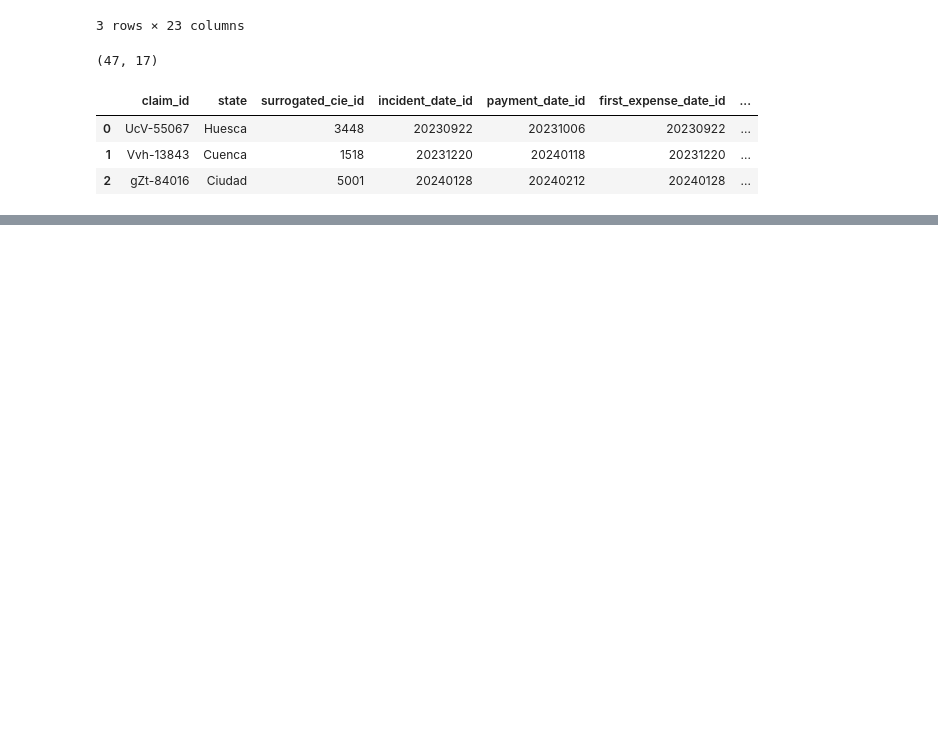
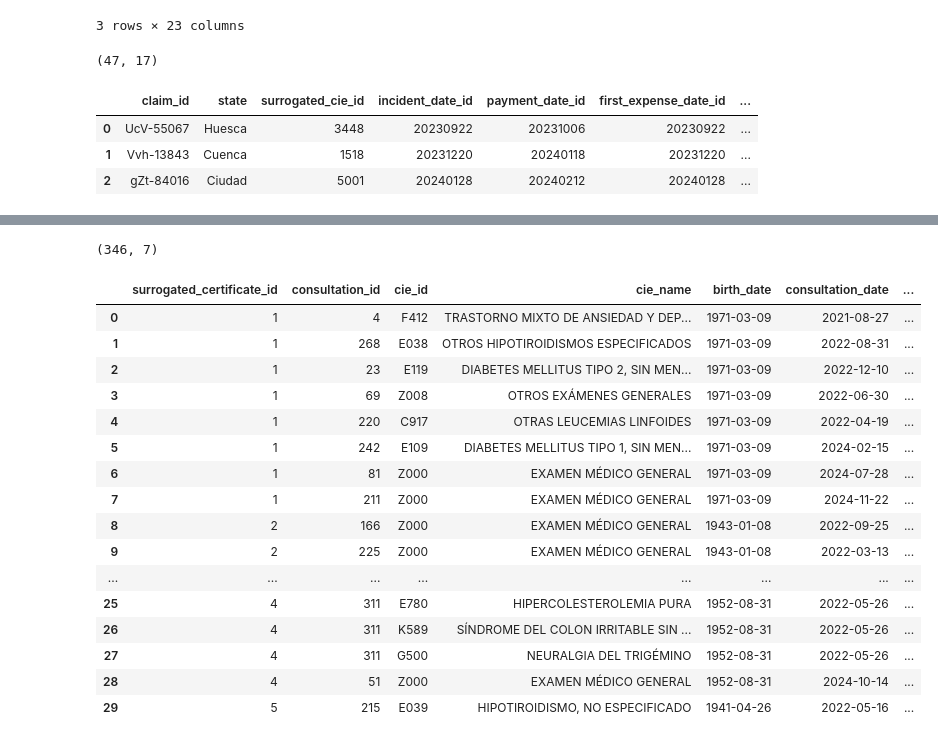
Before and after one commit to famenor/insurance_case, a Jupyter notebook: sandbox.ipynb, the cells around one changed output, grey strips where cells are left out. Cells and saved outputs as stored; diff of their text form; code cells hidden in the pictures; blank space fills up the shorter version.

```diff
--- a/sandbox.ipynb
+++ b/sandbox.ipynb
@@ -315,0 +353,26 @@ display(results.head(3))
+# %%
+conn = duckdb.connect('/home/armando/git/insurance_case/dagster-quickstart/insurance_case.db')
+results = conn.sql("SELECT * FROM gold.age_at_diagnosis").df()
+conn.close()
+
+print(results.shape)
+display(results.head(30))
+# %% [output]
+(346, 7)
+|  | surrogated_certificate_id | consultation_id | cie_id | cie_name | birth_date | consultation_date | ... |
+| 0 | 1 | 4 | F412 | TRASTORNO MIXTO DE ANSIEDAD Y DEP... | 1971-03-09 | 2021-08-27 | ... |
+| 1 | 1 | 268 | E038 | OTROS HIPOTIROIDISMOS ESPECIFICADOS | 1971-03-09 | 2022-08-31 | ... |
+| 2 | 1 | 23 | E119 | DIABETES MELLITUS TIPO 2, SIN MEN... | 1971-03-09 | 2022-12-10 | ... |
+| 3 | 1 | 69 | Z008 | OTROS EXÁMENES GENERALES | 1971-03-09 | 2022-06-30 | ... |
+| 4 | 1 | 220 | C917 | OTRAS LEUCEMIAS LINFOIDES | 1971-03-09 | 2022-04-19 | ... |
+| 5 | 1 | 242 | E109 | DIABETES MELLITUS TIPO 1, SIN MEN... | 1971-03-09 | 2024-02-15 | ... |
+| 6 | 1 | 81 | Z000 | EXAMEN MÉDICO GENERAL | 1971-03-09 | 2024-07-28 | ... |
+| 7 | 1 | 211 | Z000 | EXAMEN MÉDICO GENERAL | 1971-03-09 | 2024-11-22 | ... |
+| 8 | 2 | 166 | Z000 | EXAMEN MÉDICO GENERAL | 1943-01-08 | 2022-09-25 | ... |
+| 9 | 2 | 225 | Z000 | EXAMEN MÉDICO GENERAL | 1943-01-08 | 2022-03-13 | ... |
+| ... | ... | ... | ... | ... | ... | ... | ... |
+| 25 | 4 | 311 | E780 | HIPERCOLESTEROLEMIA PURA | 1952-08-31 | 2022-05-26 | ... |
+| 26 | 4 | 311 | K589 | SÍNDROME DEL COLON IRRITABLE SIN ... | 1952-08-31 | 2022-05-26 | ... |
+| 27 | 4 | 311 | G500 | NEURALGIA DEL TRIGÉMINO | 1952-08-31 | 2022-05-26 | ... |
+| 28 | 4 | 51 | Z000 | EXAMEN MÉDICO GENERAL | 1952-08-31 | 2024-10-14 | ... |
+| 29 | 5 | 215 | E039 | HIPOTIROIDISMO, NO ESPECIFICADO | 1941-04-26 | 2022-05-16 | ... |
```
Also changed, not shown: parts of 4 cells of this notebook, 23 other files.
